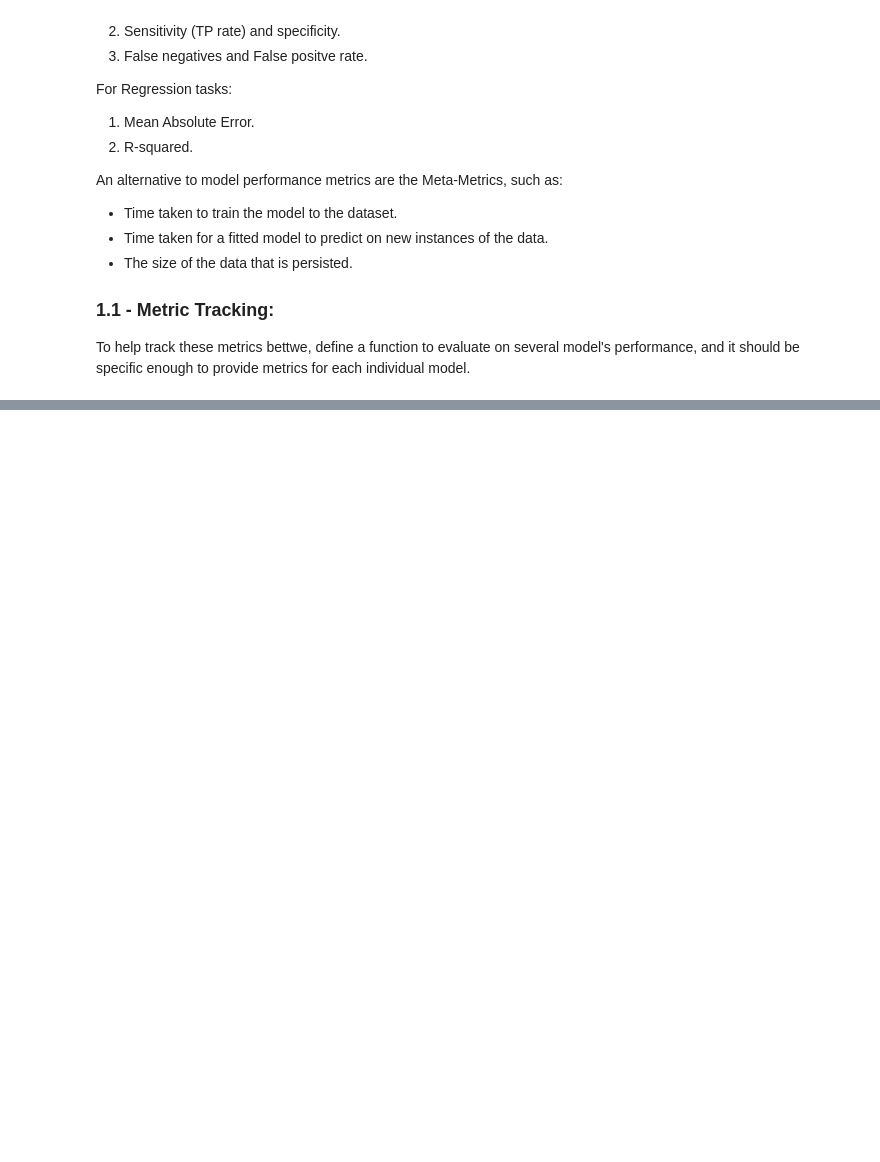
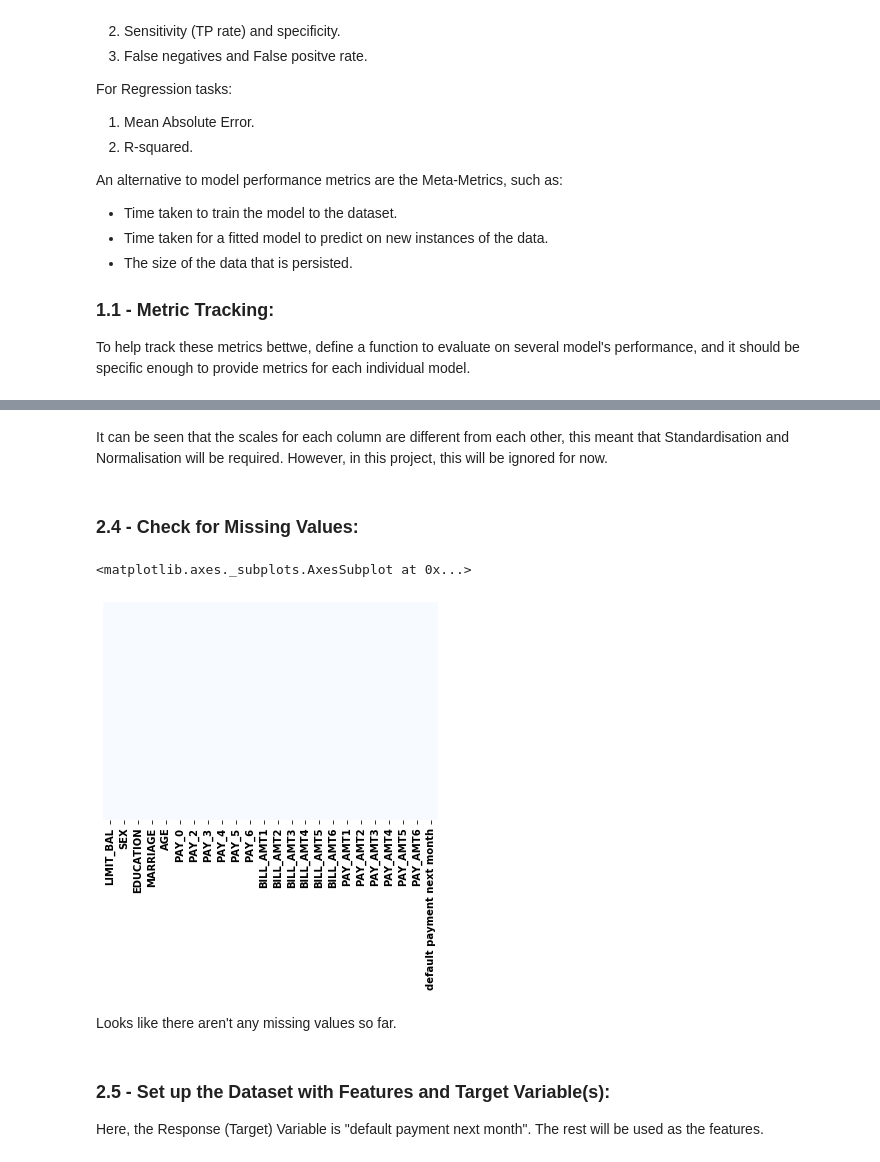
Before and after one commit to ylee9107/FeatureEngineering_myLearning, a Jupyter notebook: 3 - Feature Selection/Feature Selection.ipynb, the cells around one changed output, grey strips where cells are left out. Saved outputs shown, nothing was run; the diff lists cells and outputs as text; code cells hidden in the pictures; blank space fills up the shorter version.

```diff
--- a/3 - Feature Selection/Feature Selection.ipynb
+++ b/3 - Feature Selection/Feature Selection.ipynb
@@ -65,0 +118,7 @@ To help track these metrics bettwe, define a function to evaluate on several mod
+# %%
+# Define the Working Directory for the Dataset:
+currentDirectory = os.getcwd()
+path_to_dataset = currentDirectory + "/Dataset/"
+
+# Load in the dataset:
+credit_card_default_dataset_df = pd.read_csv(path_to_dataset + 'credit_card_default.csv')
@@ -65,0 +165,15 @@ To help track these metrics bettwe, define a function to evaluate on several mod
+# %% [markdown]
+It can be seen that the scales for each column are different from each other, this meant that Standardisation and Normalisation will be required. However, in this project, this will be ignored for now.
+# %% [markdown]
+### 2.4 - Check for Missing Values:
+# %%
+sns.heatmap(data=credit_card_default_dataset_df.isnull(), yticklabels=False, cbar=False, cmap = "Blues")
+# %% [output]
+<matplotlib.axes._subplots.AxesSubplot at 0x...>
+[figure, added]
+# %% [markdown]
+Looks like there aren't any missing values so far.
+# %% [markdown]
+### 2.5 - Set up the Dataset with Features and Target Variable(s):
+
+Here, the Response (Target) Variable is "default payment next month". The rest will be used as the features.
```
Also changed, not shown: parts of 29 cells of this notebook.
